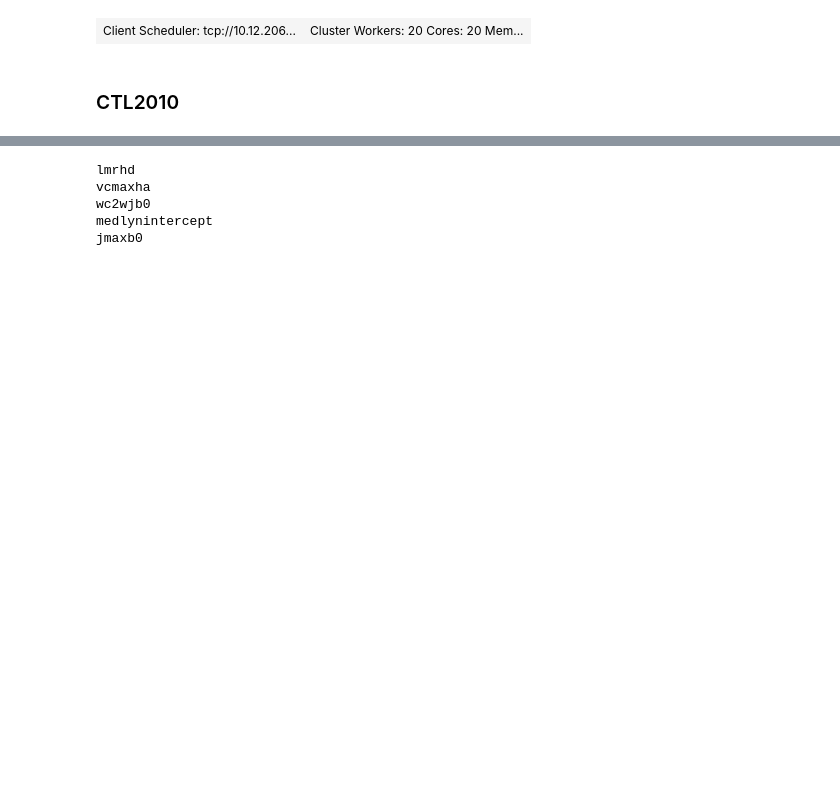
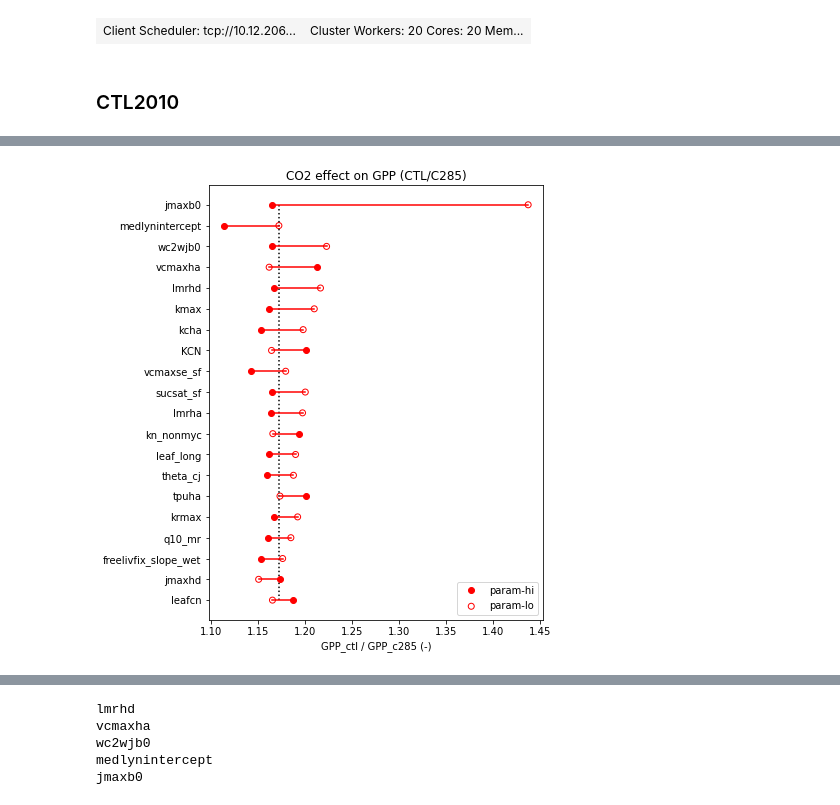
Before and after one commit to djk2120/CLM5PPE, a Jupyter notebook: pyth/param_selection.ipynb, the cells around one changed output, grey strips where cells are left out. Saved outputs shown, nothing was run; the diff lists cells and outputs as text; code cells hidden in the pictures; blank space fills up the shorter version.

Commit message:
co2 fert example

```diff
--- a/pyth/param_selection.ipynb
+++ b/pyth/param_selection.ipynb
@@ -258,0 +407,42 @@ len(top50)
+# %%
+ds2 = get_ensemble('C285',data_vars,'h0',keys,paramkey)
+# %%
+datavar = 'GPP'
+xm_ctl,xa = calc_mean(ds,datavar)
+xm_285,xa = calc_mean(ds2,datavar)
+# %%
+dxs   =[]
+ferts =[]
+for u in uniques:
+    pair1 = find_pair(xm_ctl,ds.param,ds.minmax,u).values
+    pair2 = find_pair(xm_285,ds.param,ds.minmax,u).values
+
+    co2fert_lo = pair1[0]/pair2[0]
+    co2fert_hi = pair1[1]/pair2[1]
+
+    dx = abs(co2fert_hi-co2fert_lo)
+
+    ferts.append([co2fert_lo,co2fert_hi])
+    dxs.append(dx)
+# %%
+ranks = np.argsort(dxs)
+pvals = [uniques[ranks[i]] for i in range(-20,0,1)]
+xmins = [ferts[ranks[i]][0] for i in range(-20,0,1)]
+xmaxs = [ferts[ranks[i]][1] for i in range(-20,0,1)]
+
+plt.figure(figsize=[6,8])
+fert_def = xm_ctl.isel(ens=0)/xm_285.isel(ens=0)
+plt.plot([fert_def,fert_def],[-1,-20],'k:')
+plt.scatter(xmins,range(-20,0,1),marker='o',facecolors='none', edgecolors='r',label='param-lo')
+plt.plot(xmaxs,range(-20,0,1),'ro',label='param-hi')
+plt.legend()
+for i in range(-20,0,1):
+    ix = ranks[i]
+    fert = ferts[ix]
+    plt.plot(fert,[i,i],'-r')
+
+plt.yticks(range(-20,0,1),pvals);
+plt.xlabel('GPP_ctl / GPP_c285 (-)')
+plt.title('CO2 effect on GPP (CTL/C285)');
+# %% [output]
+[figure, added]
```
Also changed, not shown: parts of 39 cells of this notebook.
